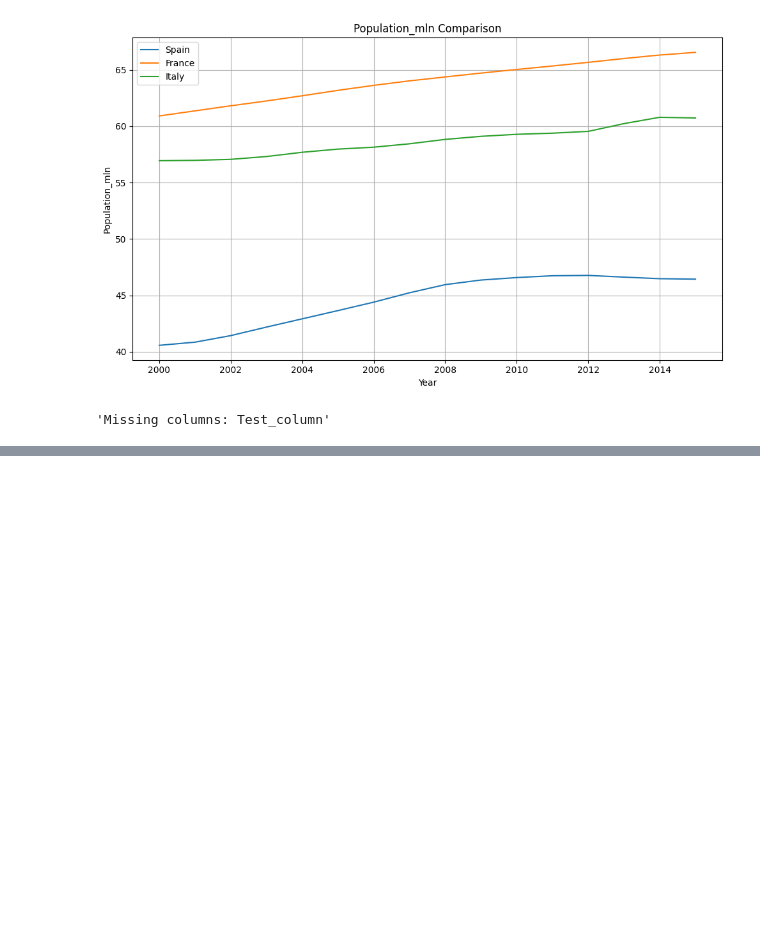
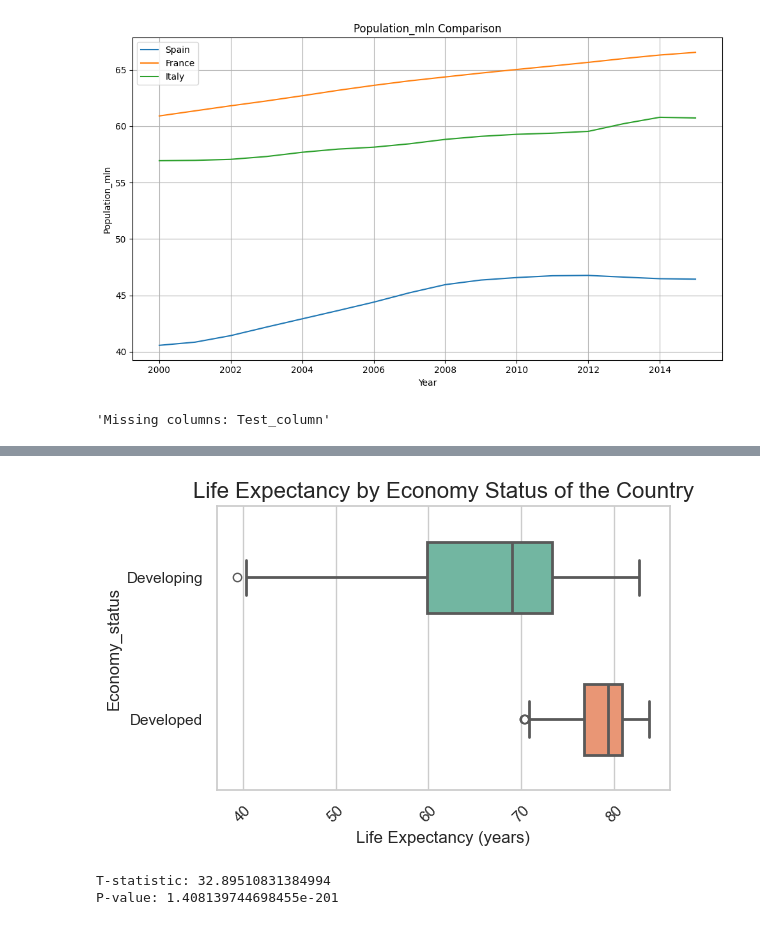
Before and after one commit to Kristian0703/Life_Expectancy_Project, a Jupyter notebook: Life_Expectancy_Notebook.ipynb, the cells around one changed output, grey strips where cells are left out. Cells and saved outputs as stored; diff of their text form; code cells hidden in the pictures; blank space fills up the shorter version.

Commit message:
Hypothesis Testing - association between variables and statistical significance

```diff
--- a/Life_Expectancy_Notebook.ipynb
+++ b/Life_Expectancy_Notebook.ipynb
@@ -425,0 +453,31 @@ msg_cols
+# %%
+def box_plotter(data, x, y, hue=None, title="", xlabel="", ylabel="", horizontal=False, figsize=(6, 4)):
+    """
+    Function to plot box plots using seaborn.
+
+    Parameters:
+    - data: DataFrame
+    - x: column name for x-axis (categorical variable)
+    - y: column name for y-axis (numeric variable)
+    - hue: optional, column name for hue separation
+    - title: title of the plot
+    - xlabel: label for x-axis
+    - ylabel: label for y-axis
+    - horizontal: if True, plot horizontally
+    """
+    plt.figure(figsize=figsize)
+    sns.set(style="whitegrid")
+
+    if horizontal:
+        sns.boxplot(x=y, y=x, data=data, palette='Set2', linewidth=2, width=0.5, hue=x, legend=False)
+        plt.xlabel(ylabel if ylabel else y, fontsize=12)
+        plt.ylabel(xlabel if xlabel else x, fontsize=12)
+    else:
+        sns.boxplot(x=x, y=y, data=data, palette='Set2', linewidth=2, width=0.5, hue=x, legend=False)
+        plt.xlabel(xlabel if xlabel else x, fontsize=12)
+        plt.ylabel(ylabel if ylabel else y, fontsize=12)
+
+    plt.title(title, fontsize=16)
+    plt.xticks(rotation=45)  # Helpful even for horizontal plots sometimes
+    plt.tight_layout()
+    plt.show()
@@ -425,0 +512,25 @@ msg_cols
+# %%
+
+box_plotter(
+    data=life_expectancy_df,
+    x="Economy_status",
+    y="Life_expectancy",
+    hue="Economy_status",
+    title="Life Expectancy by Economy Status of the Country",
+    ylabel="Life Expectancy (years)",
+    horizontal=True,
+    figsize=(6, 4)
+)
+# %% [output]
+[figure, added]
+# %%
+# Split the dataset into two groups based on economy status
+life_expectancy_developed = life_expectancy_df[life_expectancy_df['Economy_status'] == 'Developed']['Life_expectancy']
+life_expectancy_developing = life_expectancy_df[life_expectancy_df['Economy_status'] == 'Developing']['Life_expectancy']
+
+# Perform the t-test
+t_stat, p_val = ttest_ind(life_expectancy_developed, life_expectancy_developing)
+print(f"T-statistic: {t_stat}\nP-value: {p_val}")
+# %% [output]
+T-statistic: 32.89510831384994
+P-value: 1.408139744698455e-201
```
Also changed, not shown: parts of 41 cells of this notebook.
